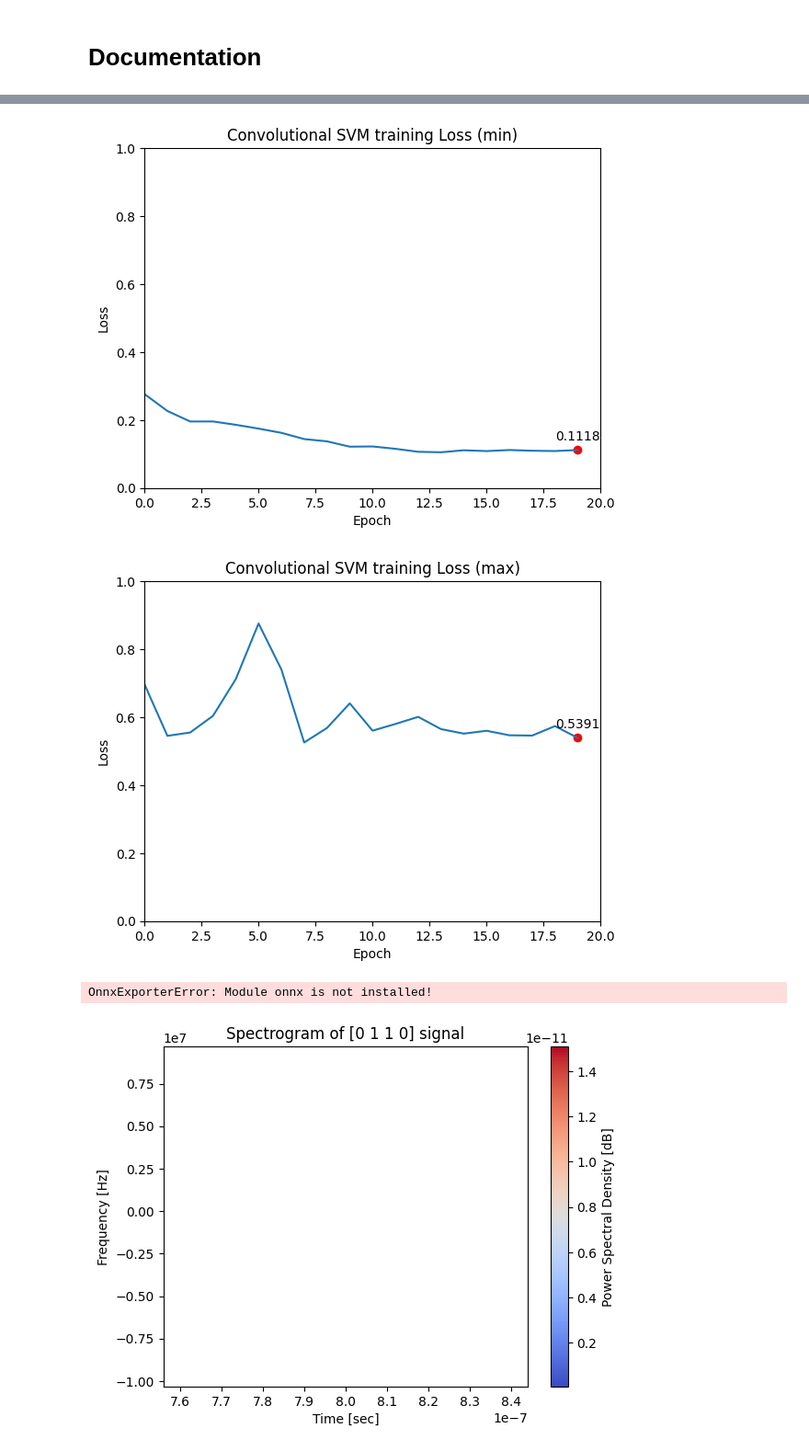
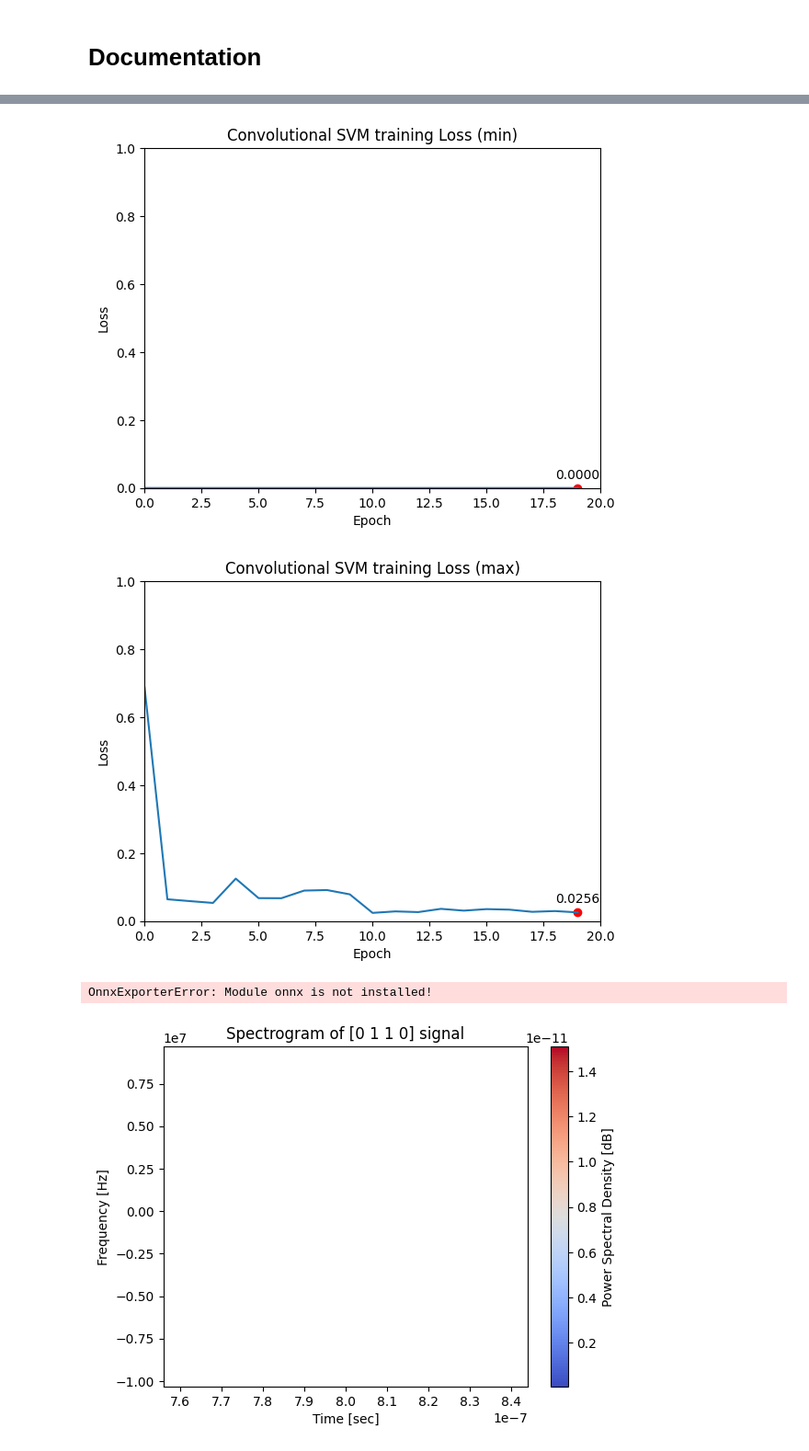
Before and after one commit to thebetar/SpectrumSensing, a Jupyter notebook: src/conv_svm_model.ipynb, the cells around one changed output, grey strips where cells are left out. Shown: that part at 92% size. Drawn from its saved outputs; the diff is of its cells as text; code cells hidden in the pictures.

```diff
--- a/src/conv_svm_model.ipynb
+++ b/src/conv_svm_model.ipynb
@@ -18,13 +18,13 @@ print(device)
 cuda
 # %%
 # Load test set
-f = h5py.File('../data/sdr_wifi_test.hdf5', 'r')
+f = h5py.File('../data/experiment/sdr_wifi_test.hdf5', 'r')
 X_test = f['X'][()]
 y_test = f['y'][()]
 f.close()
 
 # Load train set
-f = h5py.File('../data/sdr_wifi_train.hdf5', 'r')
+f = h5py.File('../data/experiment/sdr_wifi_train.hdf5', 'r')
 X_train = f['X'][()]
 y_train = f['y'][()]
 f.close()
@@ -273,5 +268,4 @@ show_graph_loss(
     label='max',
     filename='../docs/results/conv_svm/conv_svm_max_loss.png'
 )
-show_graph_model(model=model, test_data=X_test[0], device=device, filename='models/conv_svm_visual.png')
 # %% [output]
@@ -279,5 +273,5 @@ show_graph_model(model=model, test_data=X_test[0], device=device, filename='mode
-[figure, old version]
+[figure, new version]
-[figure, old version]
+[figure, new version]
 OnnxExporterError: Module onnx is not installed!
 # %%
 # Define parameter
```
Also changed, not shown: parts of 7 cells of this notebook, 22 other files.
